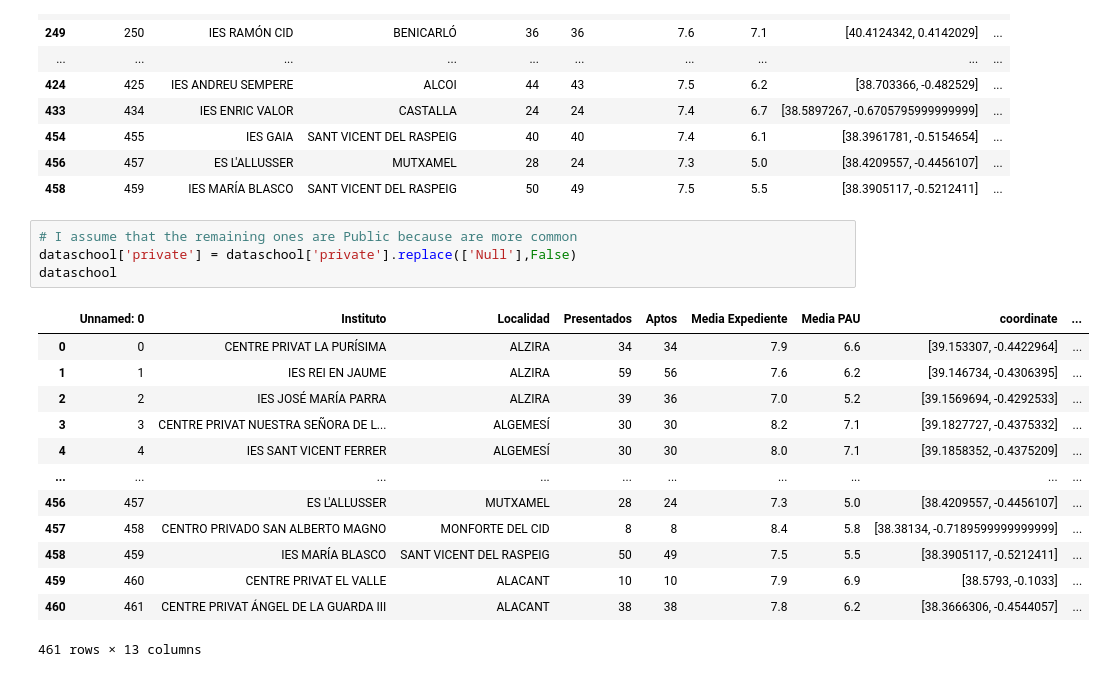
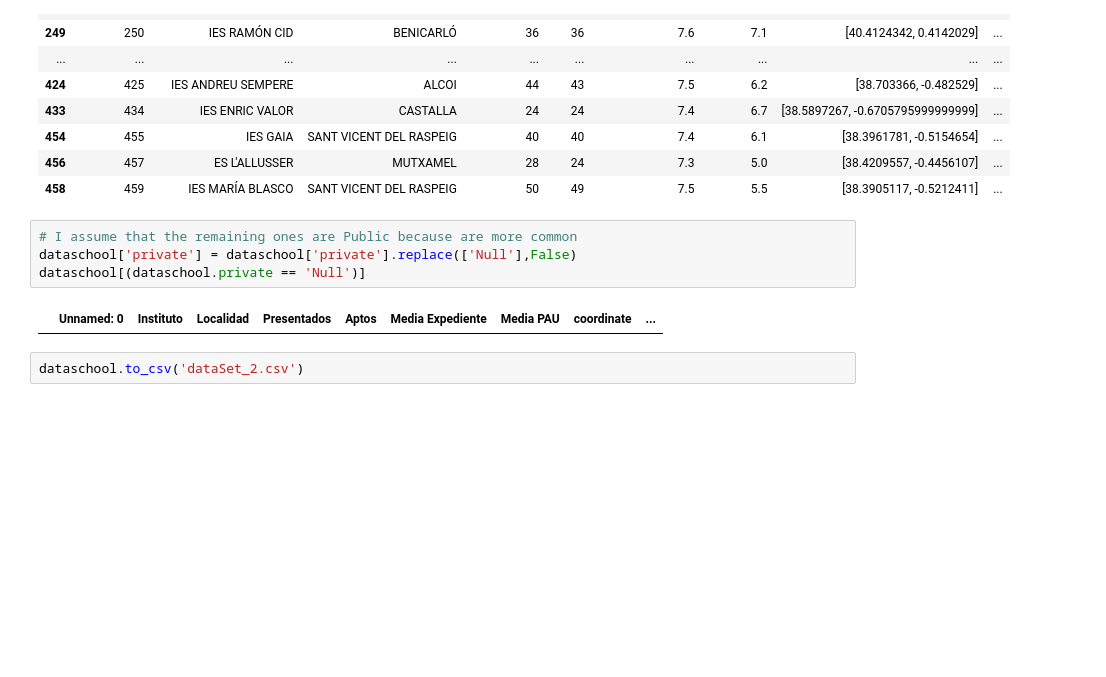
Before and after one commit to Domyy95/CDA, a Jupyter notebook: Private_Or_Not/PrivateOrNot.ipynb, the cells around one changed output. Cells and saved outputs as stored; diff of their text form; blank space fills up the shorter version.

```diff
--- a/Private_Or_Not/PrivateOrNot.ipynb
+++ b/Private_Or_Not/PrivateOrNot.ipynb
@@ -137,18 +137,8 @@ dataschool[(dataschool.private == 'Null')]
 # %%
 # I assume that the remaining ones are Public because are more common
 dataschool['private'] = dataschool['private'].replace(['Null'],False)
-dataschool
+dataschool[(dataschool.private == 'Null')]
 # %% [output]
 |  | Unnamed: 0 | Instituto | Localidad | Presentados | Aptos | Media Expediente | Media PAU | coordinate | ... |
-| 0 | 0 | CENTRE PRIVAT LA PURÍSIMA | ALZIRA | 34 | 34 | 7.9 | 6.6 | [39.153307, -0.4422964] | ... |
-| 1 | 1 | IES REI EN JAUME | ALZIRA | 59 | 56 | 7.6 | 6.2 | [39.146734, -0.4306395] | ... |
-| 2 | 2 | IES JOSÉ MARÍA PARRA | ALZIRA | 39 | 36 | 7.0 | 5.2 | [39.1569694, -0.4292533] | ... |
-| 3 | 3 | CENTRE PRIVAT NUESTRA SEÑORA DE L... | ALGEMESÍ | 30 | 30 | 8.2 | 7.1 | [39.1827727, -0.4375332] | ... |
-| 4 | 4 | IES SANT VICENT FERRER | ALGEMESÍ | 30 | 30 | 8.0 | 7.1 | [39.1858352, -0.4375209] | ... |
-| ... | ... | ... | ... | ... | ... | ... | ... | ... | ... |
-| 456 | 457 | ES L'ALLUSSER | MUTXAMEL | 28 | 24 | 7.3 | 5.0 | [38.4209557, -0.4456107] | ... |
-| 457 | 458 | CENTRO PRIVADO SAN ALBERTO MAGNO | MONFORTE DEL CID | 8 | 8 | 8.4 | 5.8 | [38.38134, -0.7189599999999999] | ... |
-| 458 | 459 | IES MARÍA BLASCO | SANT VICENT DEL RASPEIG | 50 | 49 | 7.5 | 5.5 | [38.3905117, -0.5212411] | ... |
-| 459 | 460 | CENTRE PRIVAT EL VALLE | ALACANT | 10 | 10 | 7.9 | 6.9 | [38.5793, -0.1033] | ... |
-| 460 | 461 | CENTRE PRIVAT ÁNGEL DE LA GUARDA III | ALACANT | 38 | 38 | 7.8 | 6.2 | [38.3666306, -0.4544057] | ... |
-461 rows × 13 columns
+# %%
+dataschool.to_csv('dataSet_2.csv')
```
